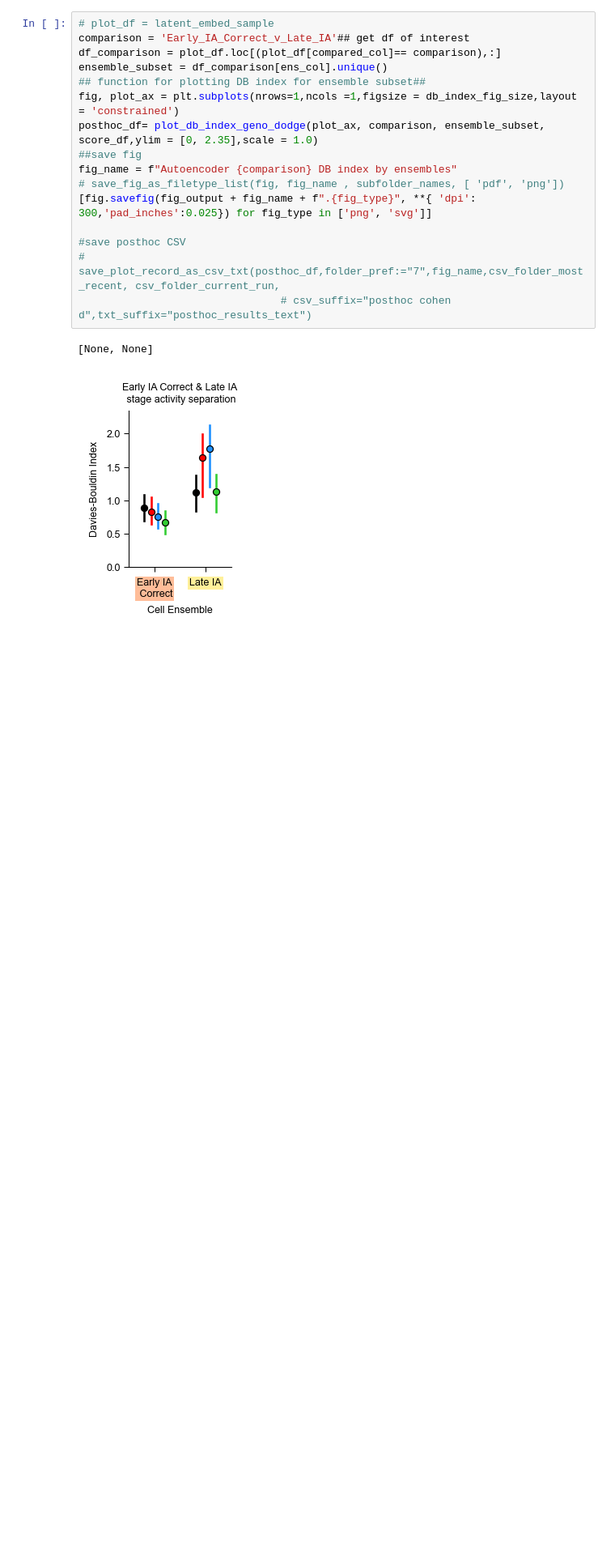
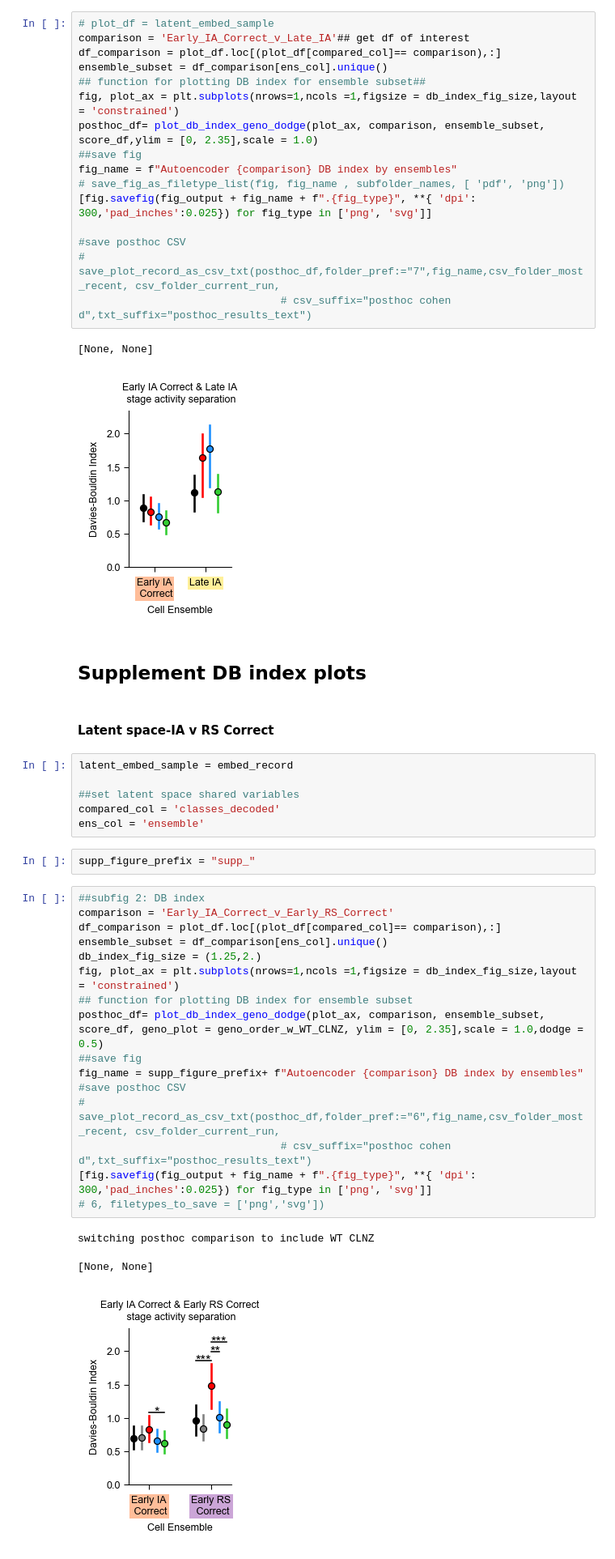
Before and after one commit to cjohnsoncruz/lightning_autoencoder, a Jupyter notebook: cloudrun_autoenc_lightning_v5.ipynb, the cells around one changed output. Shown at 81% size. Saved outputs shown, nothing was run; the diff lists cells and outputs as text; blank space fills up the shorter version.

```diff
--- a/cloudrun_autoenc_lightning_v5.ipynb
+++ b/cloudrun_autoenc_lightning_v5.ipynb
@@ -1579,3 +1585,35 @@ fig_name = f"Autoencoder {comparison} DB index by ensembles"
 # %% [output]
 [None, None]
 [figure]
+# %% [markdown]
+## Supplement DB index plots
+# %% [markdown]
+#### Latent space-IA v RS Correct
+# %%
+latent_embed_sample = embed_record
+
+##set latent space shared variables
+compared_col = 'classes_decoded'
+ens_col = 'ensemble'
+# %%
+supp_figure_prefix = "supp_"
+# %%
+##subfig 2: DB index
+comparison = 'Early_IA_Correct_v_Early_RS_Correct'
+df_comparison = plot_df.loc[(plot_df[compared_col]== comparison),:]
+ensemble_subset = df_comparison[ens_col].unique()
+db_index_fig_size = (1.25,2.)
+fig, plot_ax = plt.subplots(nrows=1,ncols =1,figsize = db_index_fig_size,layout = 'constrained')
+## function for plotting DB index for ensemble subset
+posthoc_df= plot_db_index_geno_dodge(plot_ax, comparison, ensemble_subset, score_df, geno_plot = geno_order_w_WT_CLNZ, ylim = [0, 2.35],scale = 1.0,dodge = 0.5)
+##save fig
+fig_name = supp_figure_prefix+ f"Autoencoder {comparison} DB index by ensembles"
+#save posthoc CSV
+# save_plot_record_as_csv_txt(posthoc_df,folder_pref:="6",fig_name,csv_folder_most_recent, csv_folder_current_run,
+                                # csv_suffix="posthoc cohen d",txt_suffix="posthoc_results_text")
+[fig.savefig(fig_output + fig_name + f".{fig_type}", **{ 'dpi': 300,'pad_inches':0.025}) for fig_type in ['png', 'svg']]
+# 6, filetypes_to_save = ['png','svg'])
+# %% [output]
+switching posthoc comparison to include WT CLNZ
+[None, None]
+[figure, added]
```
Also changed, not shown: parts of 28 cells of this notebook, 43 other files.
